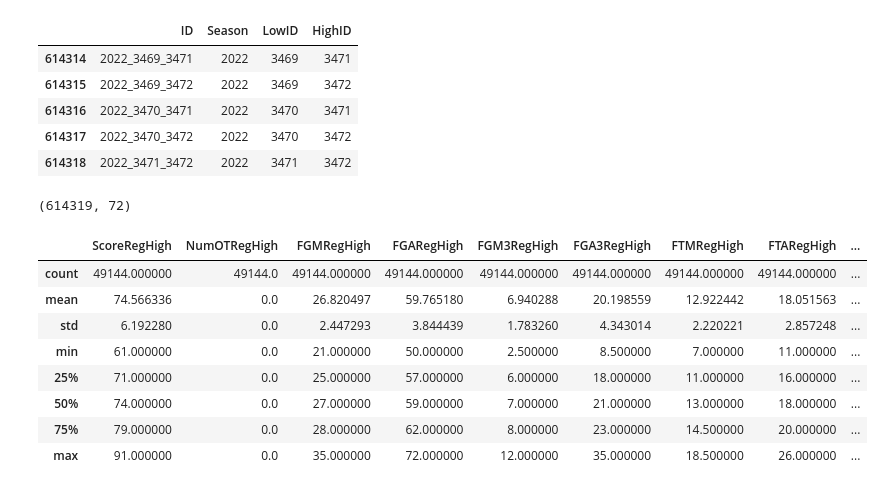
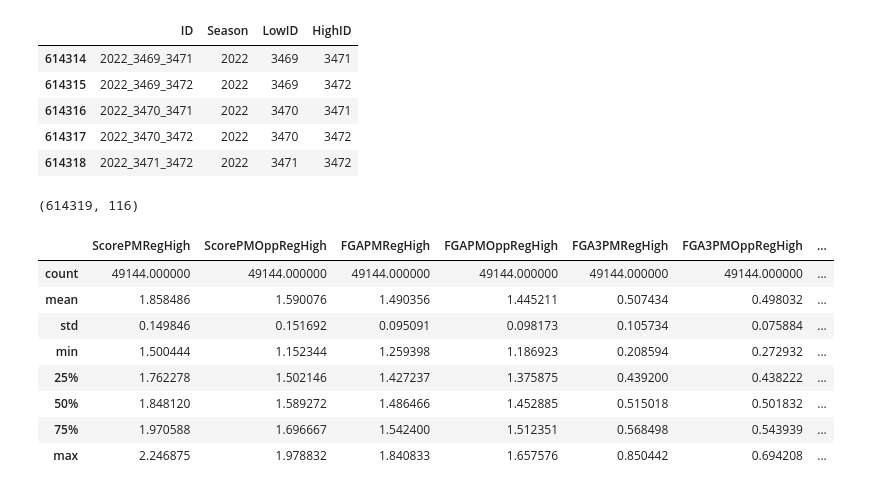
Before and after one commit to sethchart/kaggle-march-machine-learning-mania, a Jupyter notebook: kernels/warmup/notebook.ipynb, the cells around one changed output. Saved outputs shown, nothing was run; the diff lists cells and outputs as text; code cells hidden in the pictures.

```diff
--- a/kernels/warmup/notebook.ipynb
+++ b/kernels/warmup/notebook.ipynb
@@ -27,3 +206,6 @@ RegularSeasonDetailedResults.tail()
 | 70675 | 2023 | 127 | 3455 | 65 | 3378 | 53 | A | 0 | 24 | 51 | 6 | ... |
 | 70676 | 2023 | 127 | 3461 | 65 | 3161 | 56 | H | 0 | 25 | 57 | 5 | ... |
 | 70677 | 2023 | 127 | 3477 | 65 | 3230 | 62 | A | 0 | 23 | 50 | 3 | ... |
+# %%
+season_features = process_detailed_results(RegularSeasonDetailedResults)
+season_features.tail()
@@ -37,3 +228,7 @@ NCAATourneyDetailedResults.tail()
 | 757 | 2022 | 151 | 3163 | 63 | 3390 | 58 | N | 0 | 21 | 57 | 5 | ... |
 | 758 | 2022 | 151 | 3376 | 72 | 3257 | 59 | N | 0 | 27 | 57 | 6 | ... |
 | 759 | 2022 | 153 | 3376 | 64 | 3163 | 49 | N | 0 | 22 | 60 | 3 | ... |
+# %%
+tournament_features = process_detailed_results(NCAATourneyDetailedResults)
+tournament_features["Season"] += 1
+tournament_features.tail()
@@ -199,0 +266,3 @@ features.tail()
+# %%
+features = merge_features(season_features, tournament_features, seed_features)
+features.tail()
@@ -242,24 +277,0 @@ outcomes.tail()
-# %%
-def merge_outcomes_with_features(outcomes: pd.DataFrame, features: pd.DataFrame) -> pd.DataFrame:
-    data = pd.merge(
-        outcomes,
-        features,
-        how="left",
-        left_on=["Season", "HighID"],
-        right_on=["Season", "TeamID"]
-    )
-    data = pd.merge(
-        data,
-        features,
-        how="left",
-        left_on=["Season", "LowID"],
-        right_on=["Season", "TeamID"],
-        suffixes=("High", "Low")
-    )
-    data.drop(
-        ["Season", "HighID", "LowID","TeamIDHigh","TeamIDLow"],
-        axis=1,
-        inplace=True
-    )
-    data.set_index("ID", inplace=True)
-    return data
@@ -369,20 +380,20 @@ submission_outcomes.tail()
 | 614317 | 2022_3470_3472 | 2022 | 3470 | 3472 |
 | 614318 | 2022_3471_3472 | 2022 | 3471 | 3472 |
 # %%
-X_submission = merge_outcomes_with_features(submission_outcomes, features)
+X_submission = merge_outcomes_with_features(submission_outcomes, features, how="left")
 print(X_submission.shape)
 X_submission.describe()
 # %% [output]
-(614319, 72)
+(614319, 116)
-|  | ScoreRegHigh | NumOTRegHigh | FGMRegHigh | FGARegHigh | FGM3RegHigh | FGA3RegHigh | FTMRegHigh | FTARegHigh | ... |
-| count | 49144.000000 | 49144.0 | 49144.000000 | 49144.000000 | 49144.000000 | 49144.000000 | 49144.000000 | 49144.000000 | ... |
-| mean | 74.566336 | 0.0 | 26.820497 | 59.765180 | 6.940288 | 20.198559 | 12.922442 | 18.051563 | ... |
-| std | 6.192280 | 0.0 | 2.447293 | 3.844439 | 1.783260 | 4.343014 | 2.220221 | 2.857248 | ... |
-| min | 61.000000 | 0.0 | 21.000000 | 50.000000 | 2.500000 | 8.500000 | 7.000000 | 11.000000 | ... |
-| 25% | 71.000000 | 0.0 | 25.000000 | 57.000000 | 6.000000 | 18.000000 | 11.000000 | 16.000000 | ... |
-| 50% | 74.000000 | 0.0 | 27.000000 | 59.000000 | 7.000000 | 21.000000 | 13.000000 | 18.000000 | ... |
-| 75% | 79.000000 | 0.0 | 28.000000 | 62.000000 | 8.000000 | 23.000000 | 14.500000 | 20.000000 | ... |
-| max | 91.000000 | 0.0 | 35.000000 | 72.000000 | 12.000000 | 35.000000 | 18.500000 | 26.000000 | ... |
+|  | ScorePMRegHigh | ScorePMOppRegHigh | FGAPMRegHigh | FGAPMOppRegHigh | FGA3PMRegHigh | FGA3PMOppRegHigh | ... |
+| count | 49144.000000 | 49144.000000 | 49144.000000 | 49144.000000 | 49144.000000 | 49144.000000 | ... |
+| mean | 1.858486 | 1.590076 | 1.490356 | 1.445211 | 0.507434 | 0.498032 | ... |
+| std | 0.149846 | 0.151692 | 0.095091 | 0.098173 | 0.105734 | 0.075884 | ... |
+| min | 1.500444 | 1.152344 | 1.259398 | 1.186923 | 0.208594 | 0.272932 | ... |
+| 25% | 1.762278 | 1.502146 | 1.427237 | 1.375875 | 0.439200 | 0.438222 | ... |
+| 50% | 1.848120 | 1.589272 | 1.486466 | 1.452885 | 0.515018 | 0.501832 | ... |
+| 75% | 1.970588 | 1.696667 | 1.542400 | 1.512351 | 0.568498 | 0.543939 | ... |
+| max | 2.246875 | 1.978832 | 1.840833 | 1.657576 | 0.850442 | 0.694208 | ... |
 # %%
 # Use the model to generate predictions
 
```
Also changed, not shown: parts of 24 cells of this notebook.
